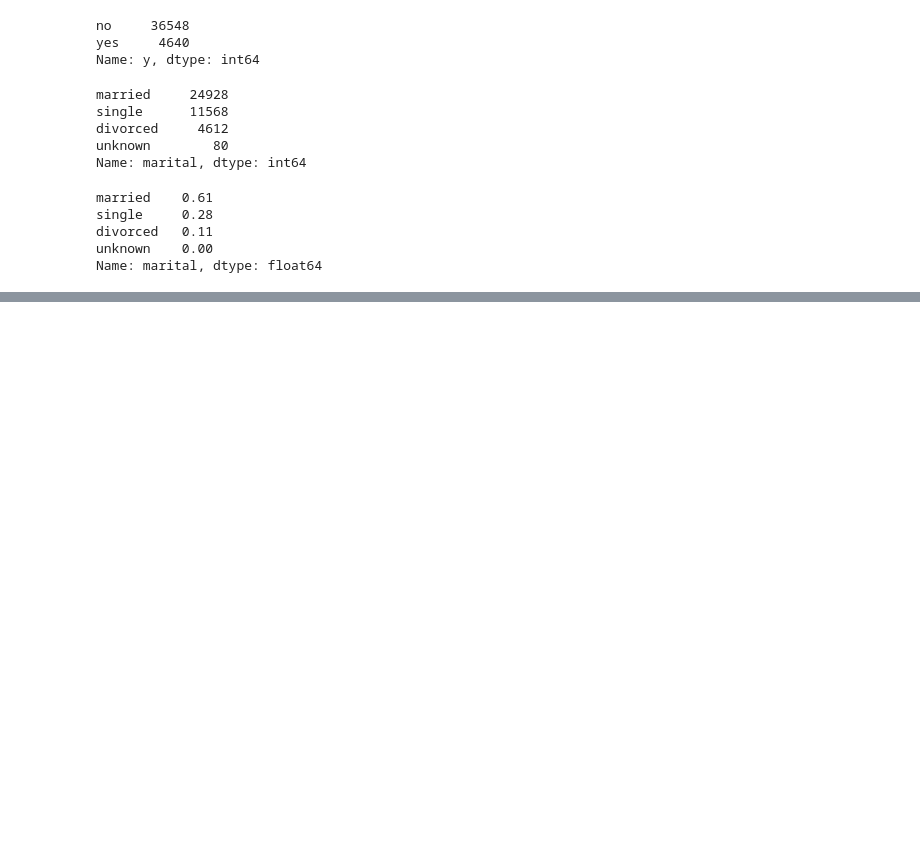
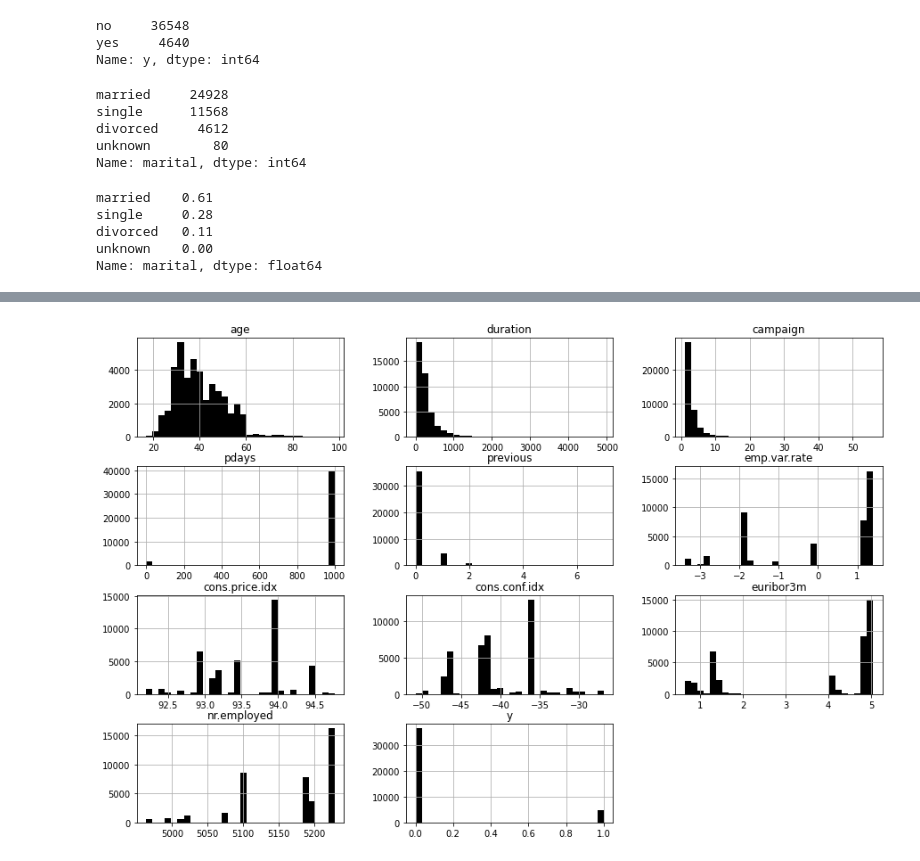
Before and after one commit to jayshah19/EDA_Banking, a Jupyter notebook: EDA_Banking.ipynb, the cells around one changed output, grey strips where cells are left out. Saved outputs shown, nothing was run; the diff lists cells and outputs as text; code cells hidden in the pictures; blank space fills up the shorter version.

```diff
--- a/EDA_Banking.ipynb
+++ b/EDA_Banking.ipynb
@@ -128,0 +256,7 @@ Name: marital, dtype: float64
+# %%
+df.hist(color = "k",
+        bins = 30,
+        figsize = (15, 10))
+plt.show()
+# %% [output]
+[figure, added]
```
Also changed, not shown: parts of 17 cells of this notebook.
